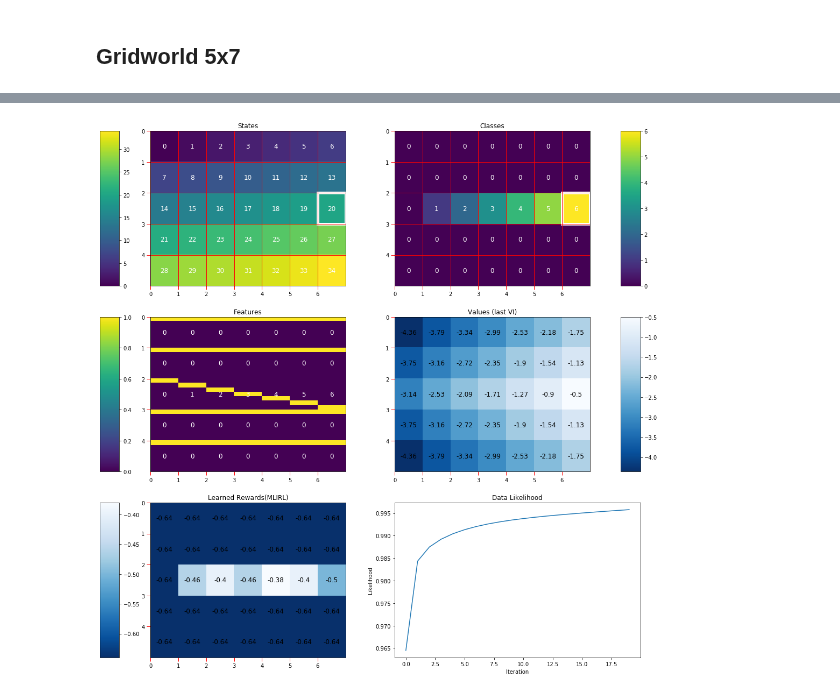
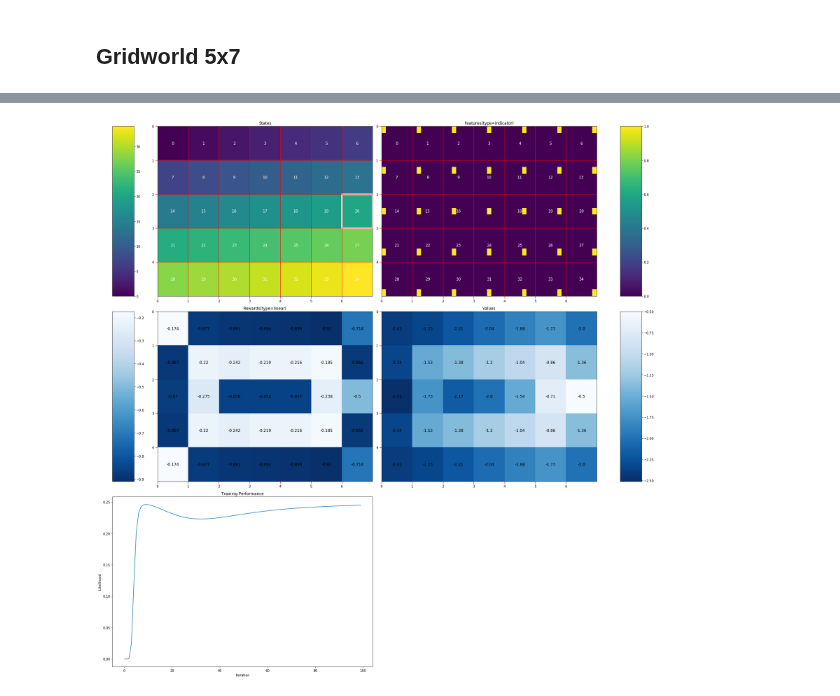
Before and after one commit to yrevar/InverseRL, a Jupyter notebook: mlirl_gridworld_5x7.ipynb, the cells around one changed output, grey strips where cells are left out. Cells and saved outputs as stored; diff of their text form; code cells hidden in the pictures.

```diff
--- a/mlirl_gridworld_5x7.ipynb
+++ b/mlirl_gridworld_5x7.ipynb
@@ -142,27 +124,6 @@ Running VI [  ] VI converged @ 12.
-# %%
-plt.figure(figsize=(18,18))
-plt.subplot(3,2,1)
-NvPlotter(S).plot_states(
-    cmap=cm.viridis, ann_col="white",
-    title="States").colorbar(where="left", pad=0.8, size="10%").grid()
-plt.subplot(3,2,2)
-NvPlotter(S).plot_classes(
-    cmap=cm.viridis, ann_col="white",
-    title="Classes").colorbar(where="right", pad=0.8, size="10%").grid()
-plt.subplot(3,2,3)
-NvPlotter(S).plot_features(
-    ann_col="white", cmap=cm.viridis).colorbar(where="left", pad=.8, size="10%")
-plt.subplot(3,2,4)
-NvPlotter(S).plot_array(values,
-                           cmap=cm.Blues_r, title="Values (last VI)").colorbar(where="right", pad=0.8, size="10%")
-plt.subplot(3,2,5)
-NvPlotter(S).plot_array(R_model(PHI).detach().numpy().round(2),
-                           cmap=cm.Blues_r, title="Learned Rewards(MLIRL)").colorbar(where="left", pad=0.8, size="10%")
-plt.subplot(3,2,6)
-plt.plot(range(len(log_likelihoods_history)), log_likelihoods_history)
-plt.xlabel("Iteration")
-plt.ylabel("Likelihood")
-plt.title("Data Likelihood")
-plt.savefig("./figures/mlirl_gw_5x7_one_hot__traj_straight")
-# %% [output]
-[figure, removed]
+# %%
+plot_irl_results(S, [], VI.V.detach().numpy().round(2),
+                 log_likelihoods_history, r_key="linear", phi_key="indicator")
+plt.savefig("./figures/mlirl_gw_5x7_one_hot__traj_2_turns")
+# %% [output]
+[figure, added]
```
Also changed, not shown: parts of 6 cells of this notebook, 4 other files.
